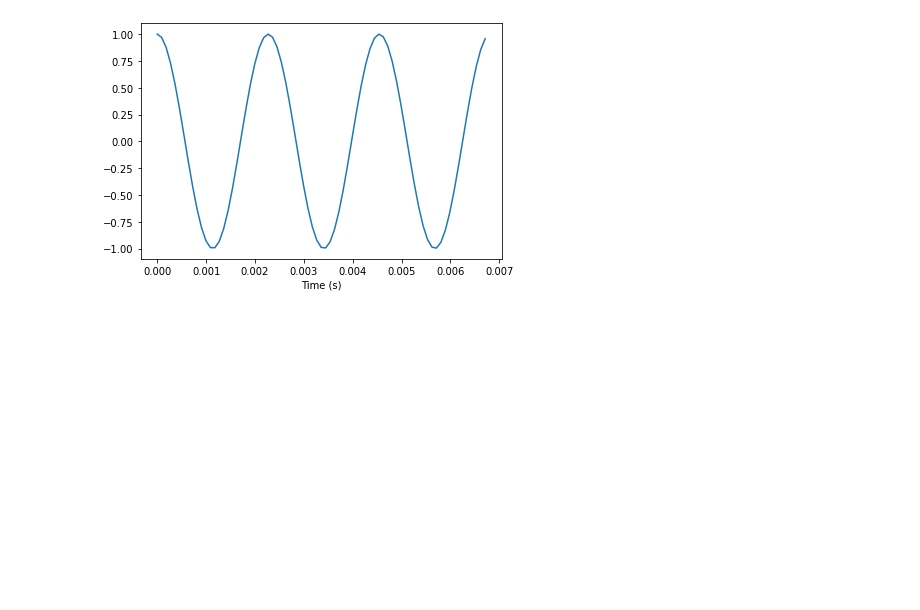
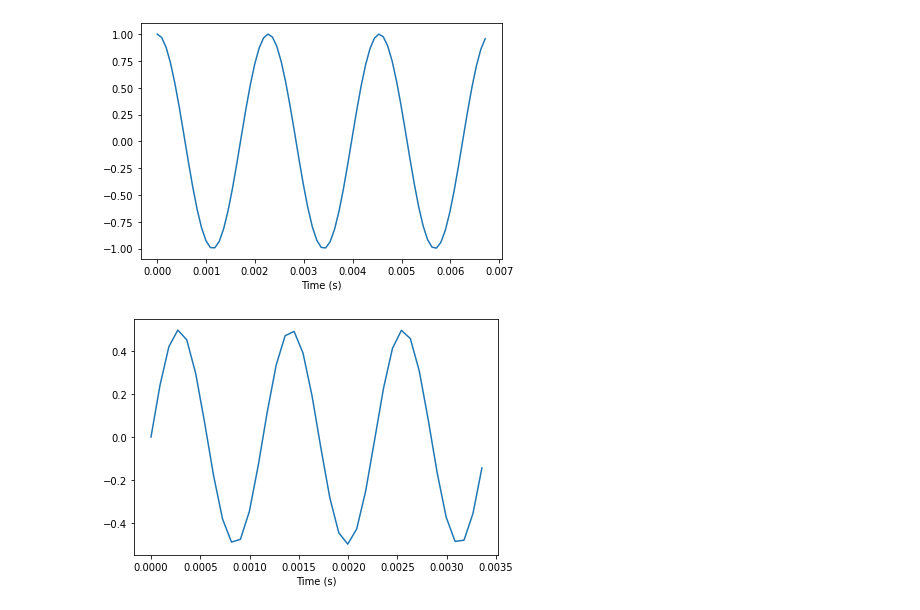
Before and after one commit to test99500/Python, a Jupyter notebook: Digital Signal Processing/Think DSP/Chapter1 - Sounds and Signals/Signals.ipynb, the cells around one changed output. Saved outputs shown, nothing was run; the diff lists cells and outputs as text; code cells hidden in the pictures; blank space fills up the shorter version.

```diff
--- a/Digital Signal Processing/Think DSP/Chapter1 - Sounds and Signals/Signals.ipynb
+++ b/Digital Signal Processing/Think DSP/Chapter1 - Sounds and Signals/Signals.ipynb
@@ -12,3 +12,10 @@ decorate(xlabel='Time (s)')
 plt.show()
 # %% [output]
 [figure]
+# %%
+sine_signal.plot()
+decorate(xlabel='Time (s)')
+
+plt.show()
+# %% [output]
+[figure, added]
```
